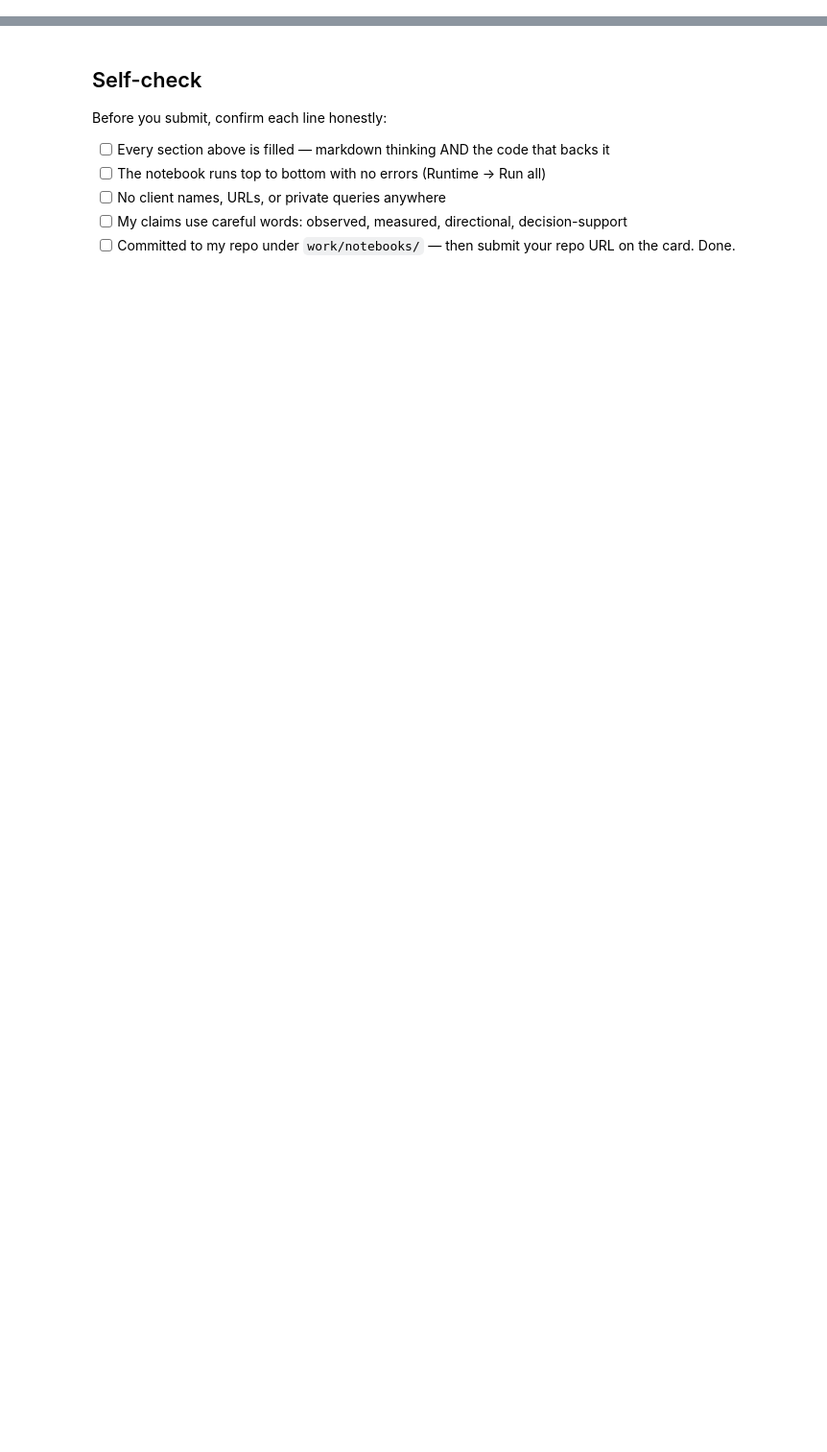
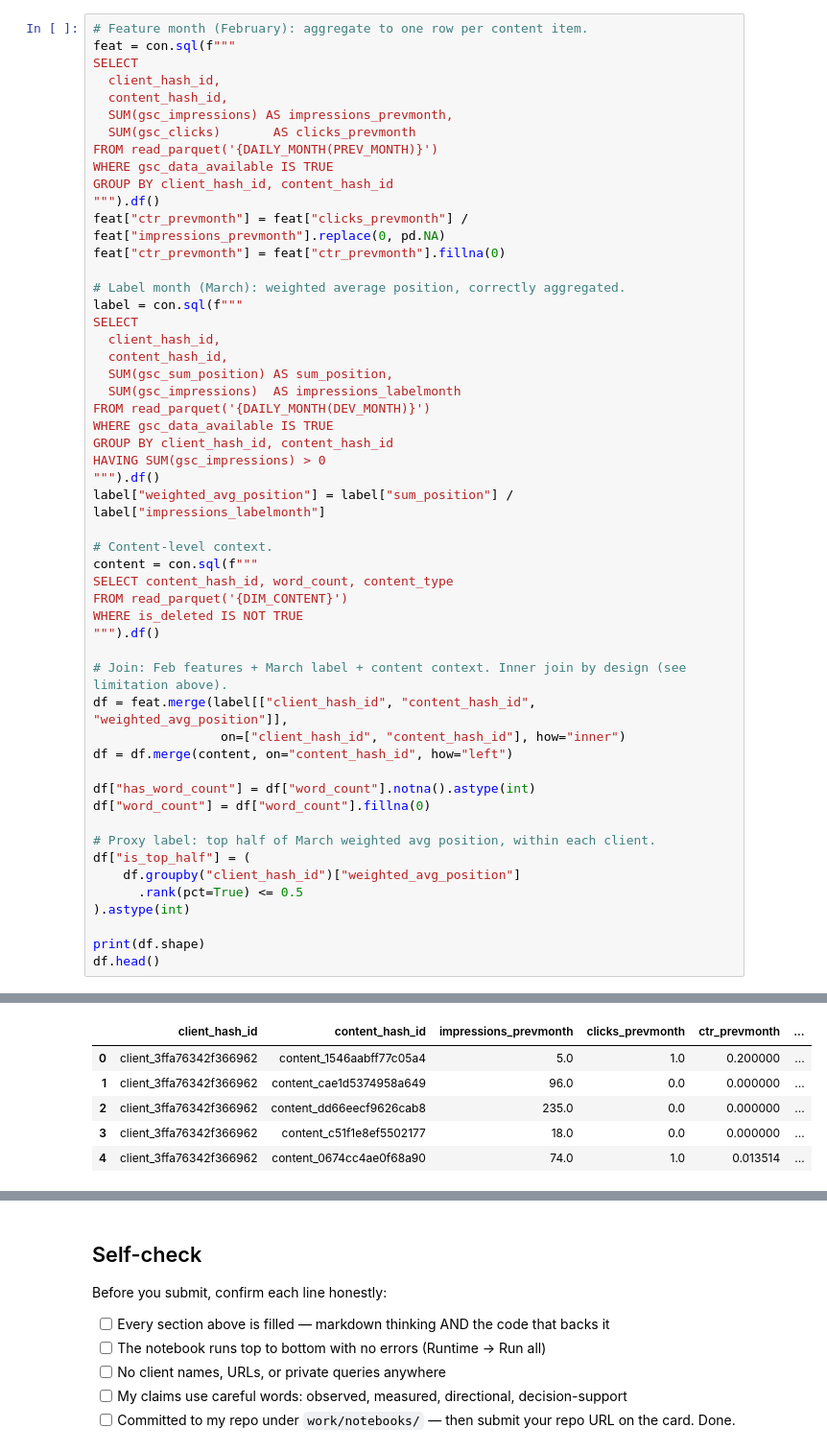
Before and after one commit to AgrimJain-quantum/internship-remote, a Jupyter notebook: work/notebooks/w03_data_contract.ipynb, the cells around one changed output, grey strips where cells are left out. Shown at 96% size. Saved outputs shown, nothing was run; the diff lists cells and outputs as text; blank space fills up the shorter version.

```diff
--- a/work/notebooks/w03_data_contract.ipynb
+++ b/work/notebooks/w03_data_contract.ipynb
@@ -36,0 +210,53 @@ This skeleton is yours to fill. Work the sections **in order** — each one has
+# %%
+# Feature month (February): aggregate to one row per content item.
+feat = con.sql(f"""
+SELECT
+  client_hash_id,
+  content_hash_id,
+  SUM(gsc_impressions) AS impressions_prevmonth,
+  SUM(gsc_clicks)       AS clicks_prevmonth
+FROM read_parquet('{DAILY_MONTH(PREV_MONTH)}')
+WHERE gsc_data_available IS TRUE
+GROUP BY client_hash_id, content_hash_id
+""").df()
+feat["ctr_prevmonth"] = feat["clicks_prevmonth"] / feat["impressions_prevmonth"].replace(0, pd.NA)
+feat["ctr_prevmonth"] = feat["ctr_prevmonth"].fillna(0)
+
+# Label month (March): weighted average position, correctly aggregated.
+label = con.sql(f"""
+SELECT
+  client_hash_id,
+  content_hash_id,
+  SUM(gsc_sum_position) AS sum_position,
+  SUM(gsc_impressions)  AS impressions_labelmonth
+FROM read_parquet('{DAILY_MONTH(DEV_MONTH)}')
+WHERE gsc_data_available IS TRUE
+GROUP BY client_hash_id, content_hash_id
+HAVING SUM(gsc_impressions) > 0
+""").df()
+label["weighted_avg_position"] = label["sum_position"] / label["impressions_labelmonth"]
+
+# Content-level context.
+content = con.sql(f"""
+SELECT content_hash_id, word_count, content_type
+FROM read_parquet('{DIM_CONTENT}')
+WHERE is_deleted IS NOT TRUE
+""").df()
+
+# Join: Feb features + March label + content context. Inner join by design (see limitation above).
+df = feat.merge(label[["client_hash_id", "content_hash_id", "weighted_avg_position"]],
+                 on=["client_hash_id", "content_hash_id"], how="inner")
+df = df.merge(content, on="content_hash_id", how="left")
+
+df["has_word_count"] = df["word_count"].notna().astype(int)
+df["word_count"] = df["word_count"].fillna(0)
+
+# Proxy label: top half of March weighted avg position, within each client.
+df["is_top_half"] = (
+    df.groupby("client_hash_id")["weighted_avg_position"]
+      .rank(pct=True) <= 0.5
+).astype(int)
+
+print(df.shape)
+df.head()
+# %% [output]
@@ -36,0 +264,6 @@ This skeleton is yours to fill. Work the sections **in order** — each one has
+|  | client_hash_id | content_hash_id | impressions_prevmonth | clicks_prevmonth | ctr_prevmonth | ... |
+| 0 | client_3ffa76342f366962 | content_1546aabff77c05a4 | 5.0 | 1.0 | 0.200000 | ... |
+| 1 | client_3ffa76342f366962 | content_cae1d5374958a649 | 96.0 | 0.0 | 0.000000 | ... |
+| 2 | client_3ffa76342f366962 | content_dd66eecf9626cab8 | 235.0 | 0.0 | 0.000000 | ... |
+| 3 | client_3ffa76342f366962 | content_c51f1e8ef5502177 | 18.0 | 0.0 | 0.000000 | ... |
+| 4 | client_3ffa76342f366962 | content_0674cc4ae0f68a90 | 74.0 | 1.0 | 0.013514 | ... |
```
Also changed, not shown: parts of 22 cells of this notebook.
